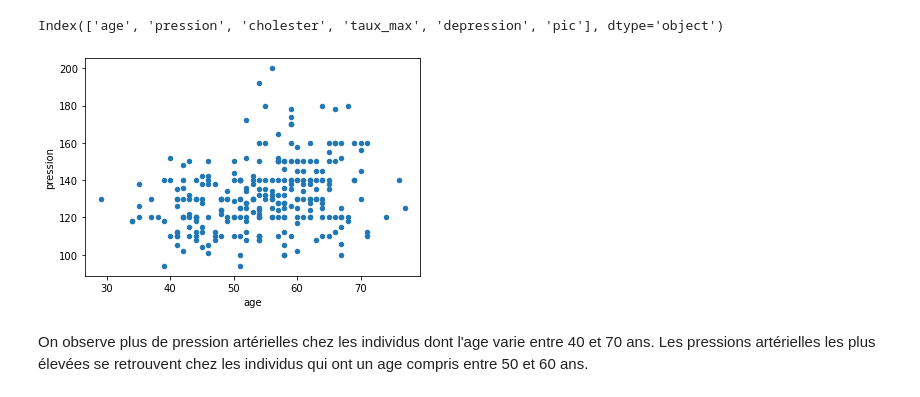
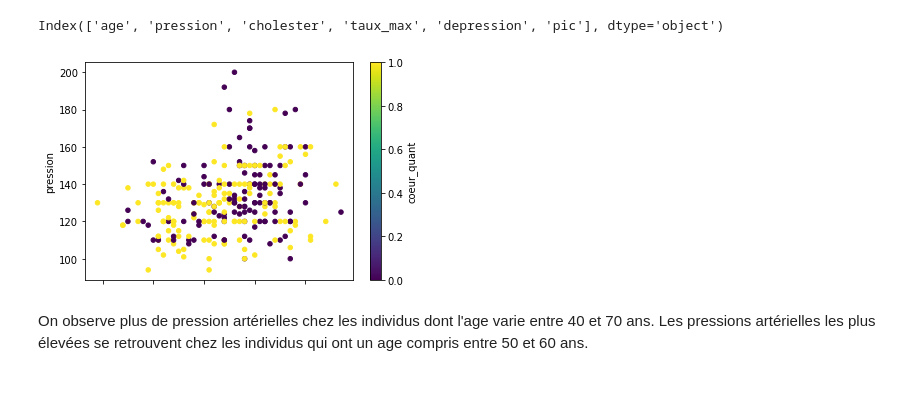
Before and after one commit to Emmanuel-Kouakou/projet1, a Jupyter notebook: projet_1.ipynb, the cells around one changed output. Cells and saved outputs as stored; diff of their text form; code cells hidden in the pictures.

```diff
--- a/projet_1.ipynb
+++ b/projet_1.ipynb
@@ -237,10 +240,12 @@ df.select_dtypes(include=np.number).columns
 Index(['age', 'pression', 'cholester', 'taux_max', 'depression', 'pic'], dtype='object')
 # %%
 # Affichage avec matplotlib
-df.plot.scatter(x="age", y="pression")
+df['coeur_quant']=df['coeur'].replace(['presence','absence'],[0,1])
+df.plot.scatter(x="age", y="pression", c="coeur_quant",colormap='viridis')
+
 plt.show()
 # %% [output]
-[figure, old version]
+[figure, new version]
 # %% [markdown]
 On observe plus de pression artérielles chez les individus dont l'age varie entre 40 et 70 ans. Les pressions artérielles les plus élevées se retrouvent chez les individus qui ont un age compris entre 50 et 60 ans.
 # %%
```
Also changed, not shown: parts of 11 cells of this notebook.
